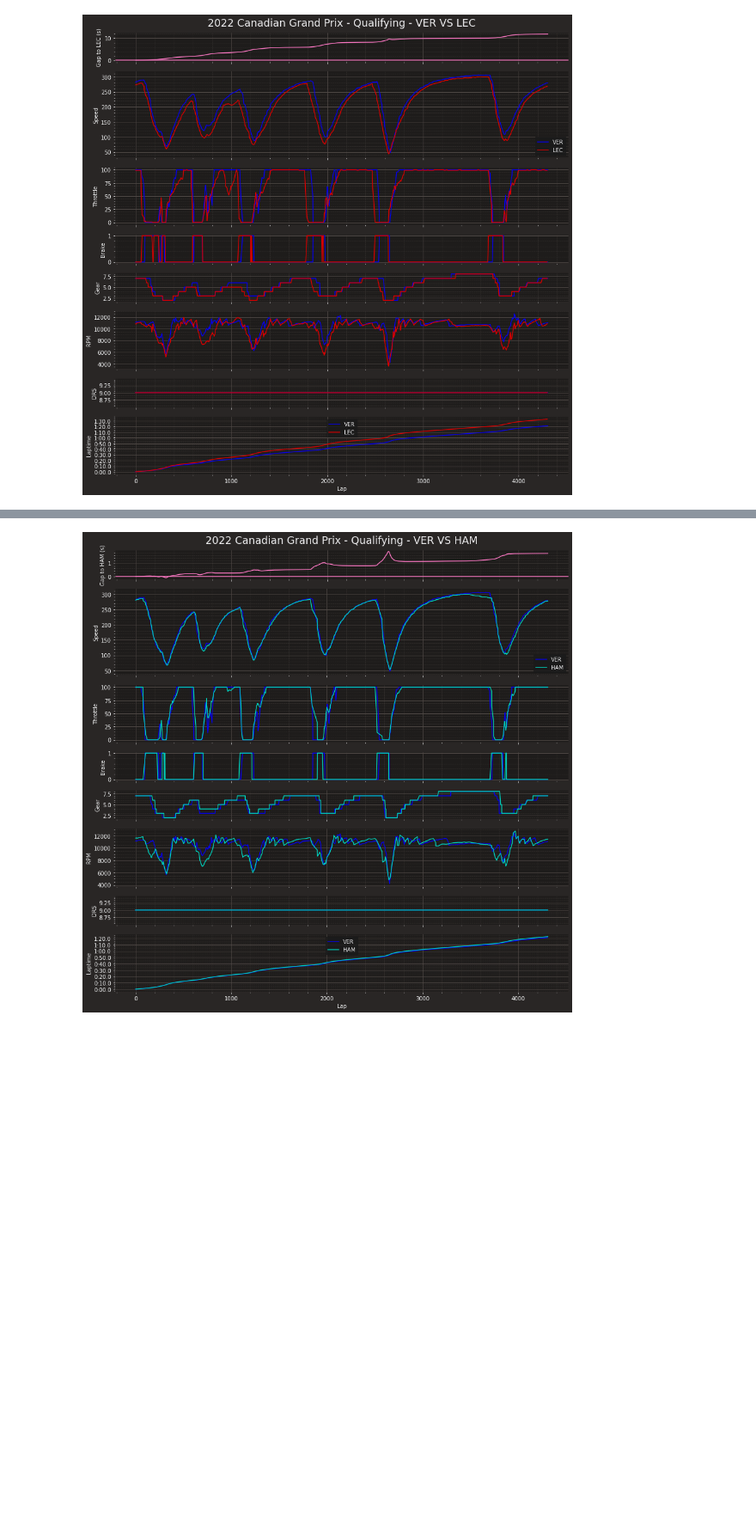
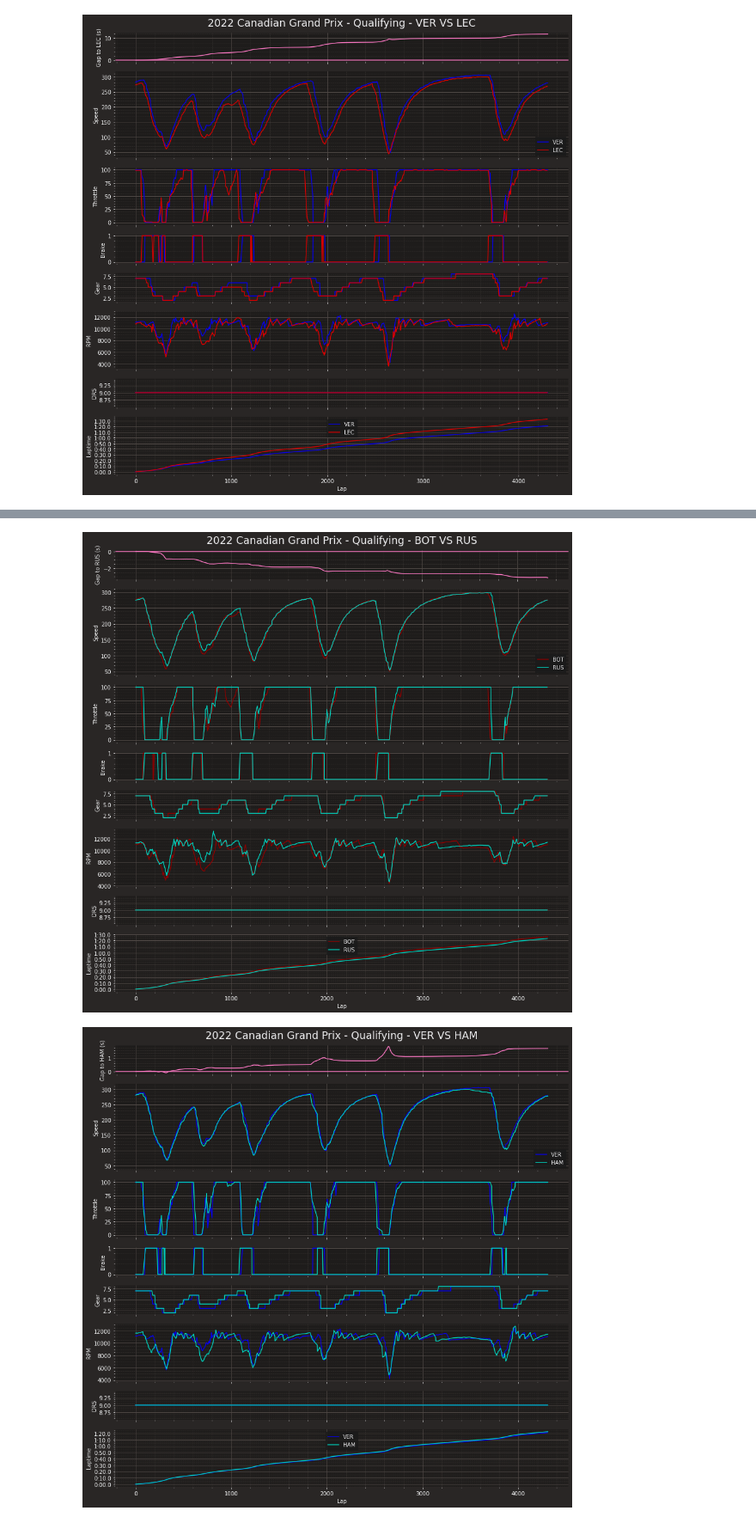
Before and after one commit to CamStevens15/F1_2022_race_analytics, a Jupyter notebook: Code_Analysis/Canadian_GP2022.ipynb, the cells around one changed output, grey strips where cells are left out. Shown at 86% size. Saved outputs shown, nothing was run; the diff lists cells and outputs as text; code cells hidden in the pictures; blank space fills up the shorter version.

```diff
--- a/Code_Analysis/Canadian_GP2022.ipynb
+++ b/Code_Analysis/Canadian_GP2022.ipynb
@@ -173,3 +177,7 @@ Driver_lap_comparison('VER','LEC')
+# %%
+Driver_lap_comparison("BOT","RUS")
+# %% [output]
+[figure, added]
 # %%
 Driver_lap_comparison('VER','HAM')
 # %% [output]
```
Also changed, not shown: parts of 1 cell of this notebook.
